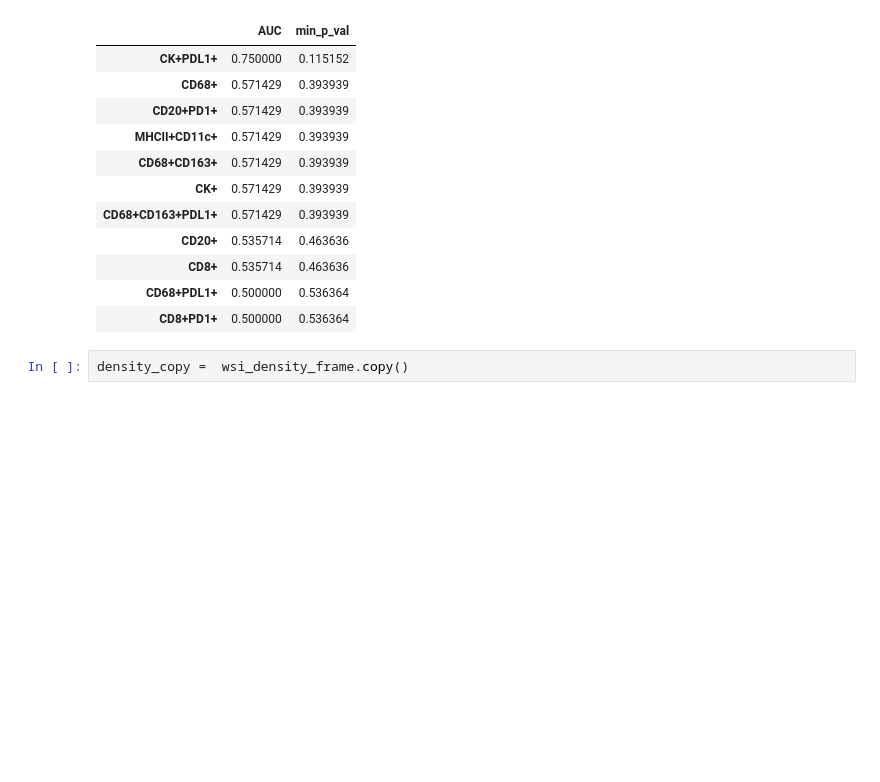
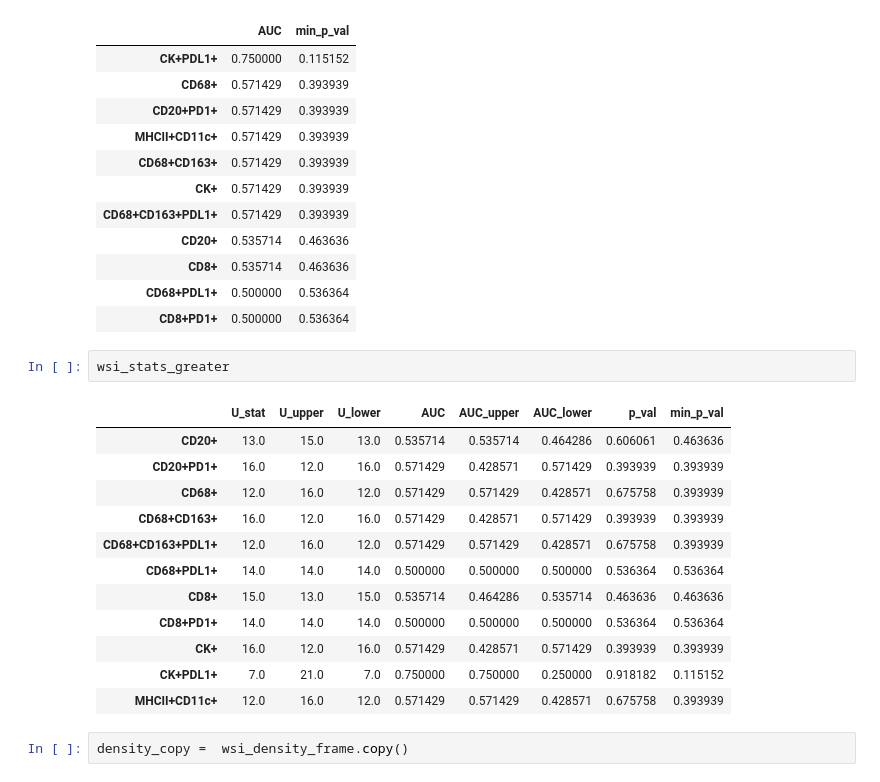
Before and after one commit to Huang-AI4Medicine-Lab/cscc_mif_analysis, a Jupyter notebook: density_analyses.ipynb, the cells around one changed output. Cells and saved outputs as stored; diff of their text form; blank space fills up the shorter version.

```diff
--- a/density_analyses.ipynb
+++ b/density_analyses.ipynb
@@ -502,6 +558,21 @@ wsi_stats_greater[['AUC', 'min_p_val']].sort_values(by='AUC', ascending=False)
 | CD8+ | 0.535714 | 0.463636 |
 | CD68+PDL1+ | 0.500000 | 0.536364 |
 | CD8+PD1+ | 0.500000 | 0.536364 |
+# %%
+wsi_stats_greater
+# %% [output]
+|  | U_stat | U_upper | U_lower | AUC | AUC_upper | AUC_lower | p_val | min_p_val |
+| CD20+ | 13.0 | 15.0 | 13.0 | 0.535714 | 0.535714 | 0.464286 | 0.606061 | 0.463636 |
+| CD20+PD1+ | 16.0 | 12.0 | 16.0 | 0.571429 | 0.428571 | 0.571429 | 0.393939 | 0.393939 |
+| CD68+ | 12.0 | 16.0 | 12.0 | 0.571429 | 0.571429 | 0.428571 | 0.675758 | 0.393939 |
+| CD68+CD163+ | 16.0 | 12.0 | 16.0 | 0.571429 | 0.428571 | 0.571429 | 0.393939 | 0.393939 |
+| CD68+CD163+PDL1+ | 12.0 | 16.0 | 12.0 | 0.571429 | 0.571429 | 0.428571 | 0.675758 | 0.393939 |
+| CD68+PDL1+ | 14.0 | 14.0 | 14.0 | 0.500000 | 0.500000 | 0.500000 | 0.536364 | 0.536364 |
+| CD8+ | 15.0 | 13.0 | 15.0 | 0.535714 | 0.464286 | 0.535714 | 0.463636 | 0.463636 |
+| CD8+PD1+ | 14.0 | 14.0 | 14.0 | 0.500000 | 0.500000 | 0.500000 | 0.536364 | 0.536364 |
+| CK+ | 16.0 | 12.0 | 16.0 | 0.571429 | 0.428571 | 0.571429 | 0.393939 | 0.393939 |
+| CK+PDL1+ | 7.0 | 21.0 | 7.0 | 0.750000 | 0.750000 | 0.250000 | 0.918182 | 0.115152 |
+| MHCII+CD11c+ | 12.0 | 16.0 | 12.0 | 0.571429 | 0.571429 | 0.428571 | 0.675758 | 0.393939 |
 # %%
 density_copy =  wsi_density_frame.copy()
 # %%
```
Also changed, not shown: parts of 17 cells of this notebook.
